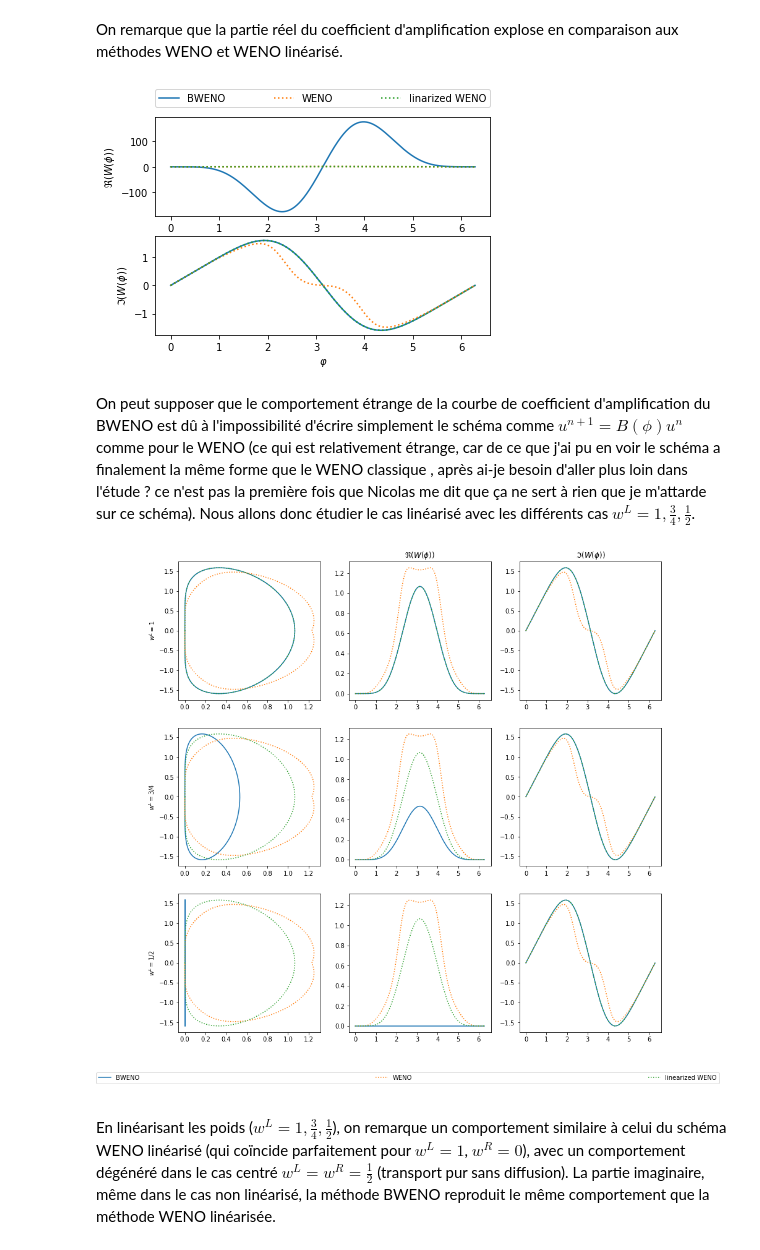
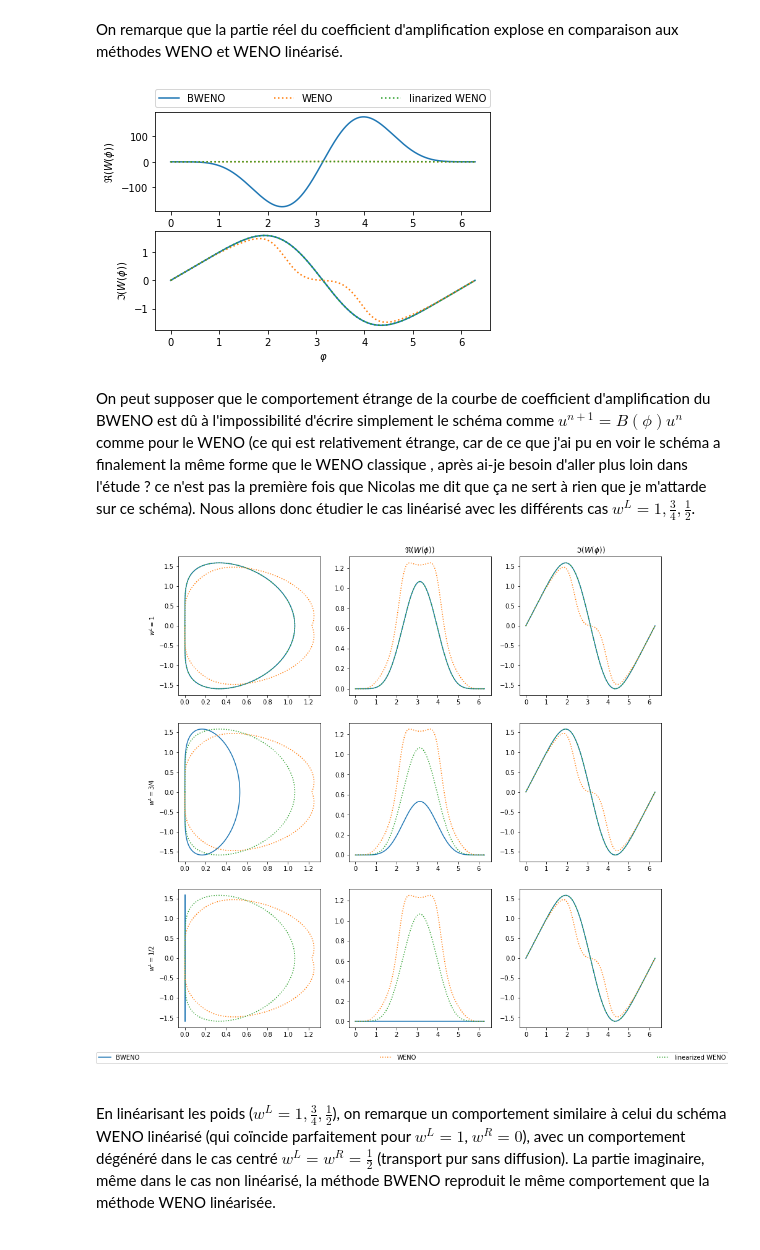
Before and after one commit to kivvix/miMaS, a Jupyter notebook: notebook/cfl.ipynb, the cells around one changed output. Drawn from its saved outputs; the diff is of its cells as text; code cells hidden in the pictures.

```diff
--- a/notebook/cfl.ipynb
+++ b/notebook/cfl.ipynb
@@ -611,23 +624,23 @@ On remarque que la partie réel du coefficient d'amplification explose en compar
 # %%
 fig, (ax1, ax2) = plt.subplots(2,1)
 
 bweno.reim = reim(bweno.data)
 weno.reim = reim(weno.data)
 wenol.reim = reim(wenol.data_z)
 
 ax1.plot(data.phi,bweno.reim[0],label="BWENO");
 ax2.plot(data.phi,bweno.reim[1],label="BWENO");
 ax1.plot(data.phi,weno.reim[0],":",label="WENO");
 ax2.plot(data.phi,weno.reim[1],":",label="WENO");
 ax1.plot(data.phi,wenol.reim[0],":",label="linarized WENO");
 ax2.plot(data.phi,wenol.reim[1],":",label="linarized WENO");
 
 ax1.set_xlabel("$\\varphi$"); ax1.set_ylabel("$\\Re(W(\phi))$")
 ax2.set_xlabel("$\\varphi$"); ax2.set_ylabel("$\\Im(W(\phi))$")
-plt.legend(bbox_to_anchor=(0., 2.3, 1., .102),loc=4,ncol=3, mode="expand",borderaxespad=0.)
+plt.legend(loc=(0.,2.25),ncol=3, mode="expand",borderaxespad=0.)
 plt.show()
 # %% [output]
-[figure, old version]
+[figure, new version]
 # %% [markdown]
 On peut supposer que le comportement étrange de la courbe de coefficient d'amplification du BWENO est dû à l'impossibilité d'écrire simplement le schéma comme $u^{n+1} = B(\phi)u^n$ comme pour le WENO (ce qui est relativement étrange, car de ce que j'ai pu en voir le schéma a finalement la même forme que le WENO classique , après ai-je besoin d'aller plus loin dans l'étude ? ce n'est pas la première fois que Nicolas me dit que ça ne sert à rien que je m'attarde sur ce schéma). Nous allons donc étudier le cas linéarisé avec les différents cas $w^L=1,\frac{3}{4},\frac{1}{2}$.
 # %%
@@ -656,9 +669,9 @@ for i,wl in enumerate(wls) :
 ax[0][1].title.set_text("$\\Re(W(\phi))$")
 ax[0][2].title.set_text("$\\Im(W(\phi))$")
 handles, labels = fig.gca().get_legend_handles_labels()
-fig.legend(handles,labels,loc=4,ncol=len(wls),mode="expand",borderaxespad=0.,bbox_to_anchor=(0.,0.025,1.,0.))
+fig.legend(handles,labels,loc=(0.,0.04),ncol=len(wls),mode="expand",borderaxespad=0.)
 plt.show()
 # %% [output]
-[figure, old version]
+[figure, new version]
 # %% [markdown]
 En linéarisant les poids ($w^L=1,\frac{3}{4},\frac{1}{2}$), on remarque un comportement similaire à celui du schéma WENO linéarisé (qui coïncide parfaitement pour $w^L=1$, $w^R=0$), avec un comportement dégénéré dans le cas centré $w^L = w^R = \frac{1}{2}$ (transport pur sans diffusion). La partie imaginaire, même dans le cas non linéarisé, la méthode BWENO reproduit le même comportement que la méthode WENO linéarisée.
```
Also changed, not shown: parts of 35 cells of this notebook.
